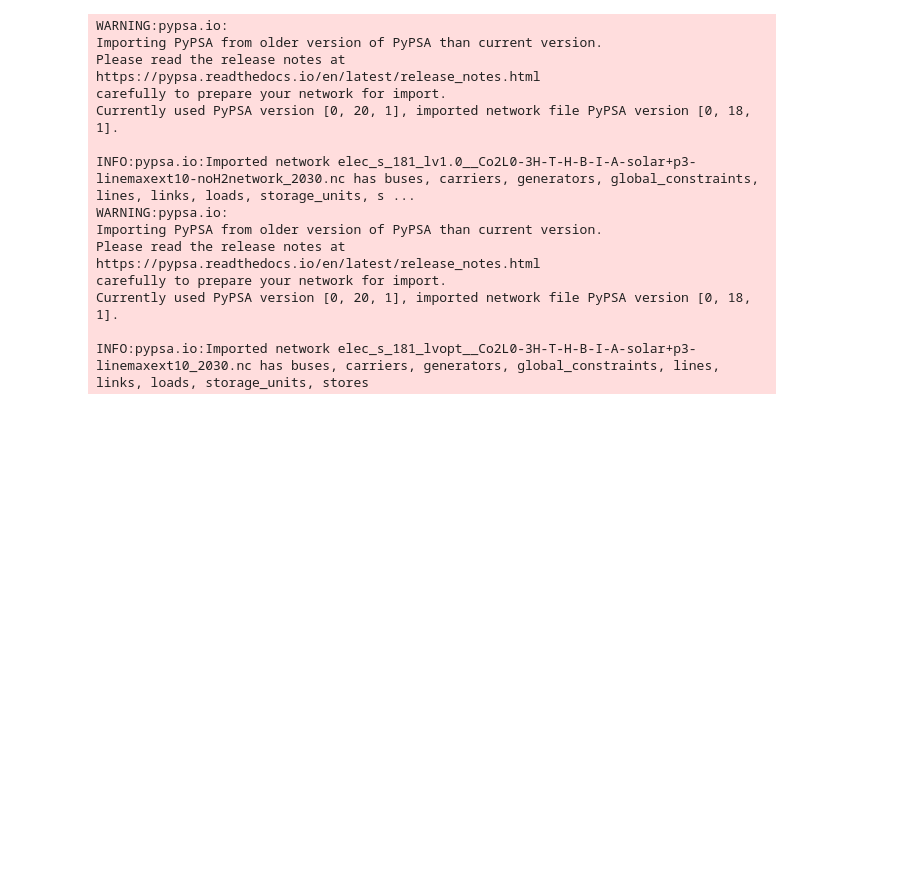
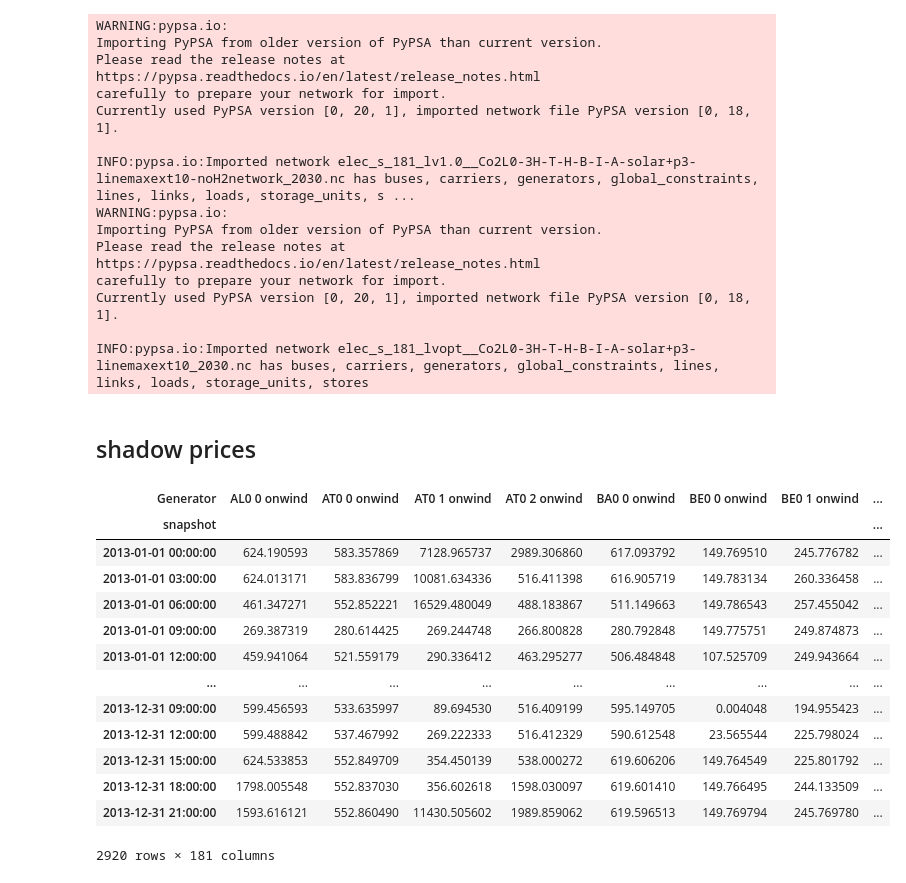
Before and after one commit to JulianGeis/master_thesis, a Jupyter notebook: notebooks/further_analysis.ipynb, the cells around one changed output. Drawn from its saved outputs; the diff is of its cells as text; code cells hidden in the pictures; blank space fills up the shorter version.

```diff
--- a/notebooks/further_analysis.ipynb
+++ b/notebooks/further_analysis.ipynb
@@ -100,3 +100,23 @@ df_exp_ts = pd.read_pickle("../data/processed/df_exp_ts.pkl")
 # Notebook Functions
 # %%
 #assert 0
+# %% [markdown]
+## shadow prices
+# %%
+stst.generators_t.mu_upper.loc[: , stst.generators.carrier == "onwind"]
+#stst.links_t.mu_upper.loc[: , stst.links.carrier == "H2 Electrolysis"]
+# %% [output]
+| Generator | AL0 0 onwind | AT0 0 onwind | AT0 1 onwind | AT0 2 onwind | BA0 0 onwind | BE0 0 onwind | BE0 1 onwind | ... |
+| snapshot |  |  |  |  |  |  |  | ... |
+| 2013-01-01 00:00:00 | 624.190593 | 583.357869 | 7128.965737 | 2989.306860 | 617.093792 | 149.769510 | 245.776782 | ... |
+| 2013-01-01 03:00:00 | 624.013171 | 583.836799 | 10081.634336 | 516.411398 | 616.905719 | 149.783134 | 260.336458 | ... |
+| 2013-01-01 06:00:00 | 461.347271 | 552.852221 | 16529.480049 | 488.183867 | 511.149663 | 149.786543 | 257.455042 | ... |
+| 2013-01-01 09:00:00 | 269.387319 | 280.614425 | 269.244748 | 266.800828 | 280.792848 | 149.775751 | 249.874873 | ... |
+| 2013-01-01 12:00:00 | 459.941064 | 521.559179 | 290.336412 | 463.295277 | 506.484848 | 107.525709 | 249.943664 | ... |
+| ... | ... | ... | ... | ... | ... | ... | ... | ... |
+| 2013-12-31 09:00:00 | 599.456593 | 533.635997 | 89.694530 | 516.409199 | 595.149705 | 0.004048 | 194.955423 | ... |
+| 2013-12-31 12:00:00 | 599.488842 | 537.467992 | 269.222333 | 516.412329 | 590.612548 | 23.565544 | 225.798024 | ... |
+| 2013-12-31 15:00:00 | 624.533853 | 552.849709 | 354.450139 | 538.000272 | 619.606206 | 149.764549 | 225.801792 | ... |
+| 2013-12-31 18:00:00 | 1798.005548 | 552.837030 | 356.602618 | 1598.030097 | 619.601410 | 149.766495 | 244.133509 | ... |
+| 2013-12-31 21:00:00 | 1593.616121 | 552.860490 | 11430.505602 | 1989.859062 | 619.596513 | 149.769794 | 245.769780 | ... |
+2920 rows × 181 columns
```
Also changed, not shown: parts of 3 cells of this notebook, 10 other files.
